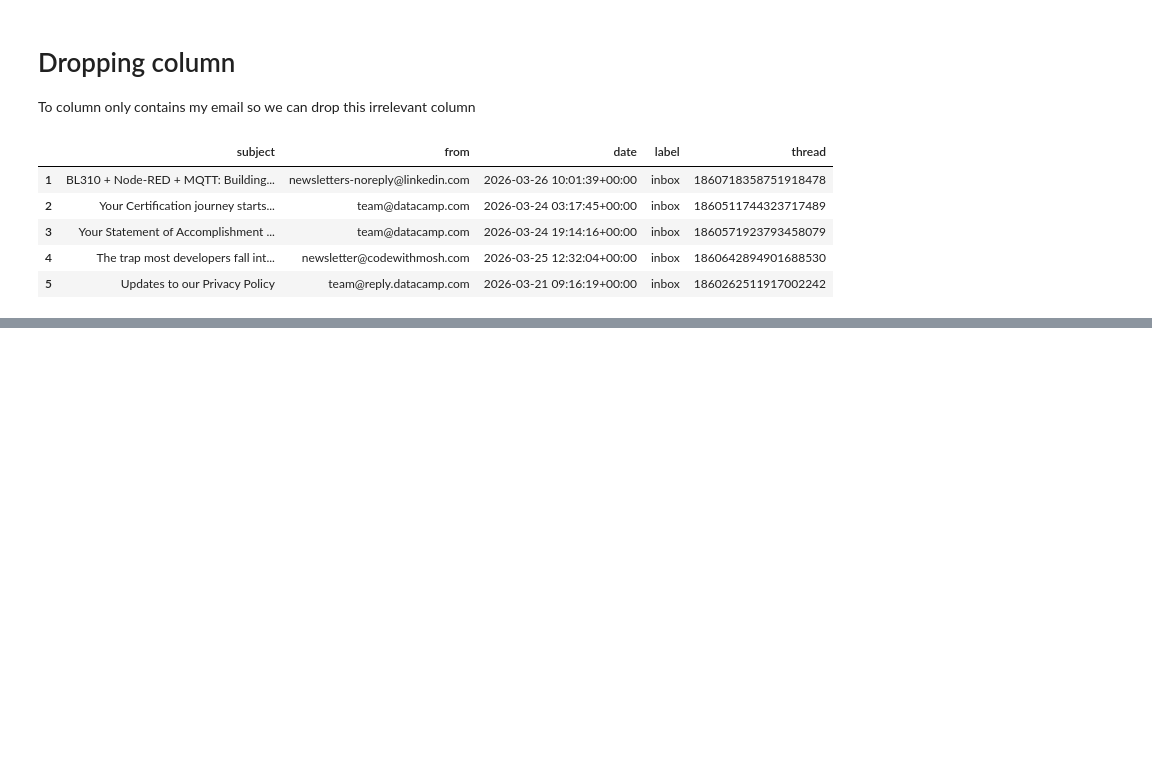
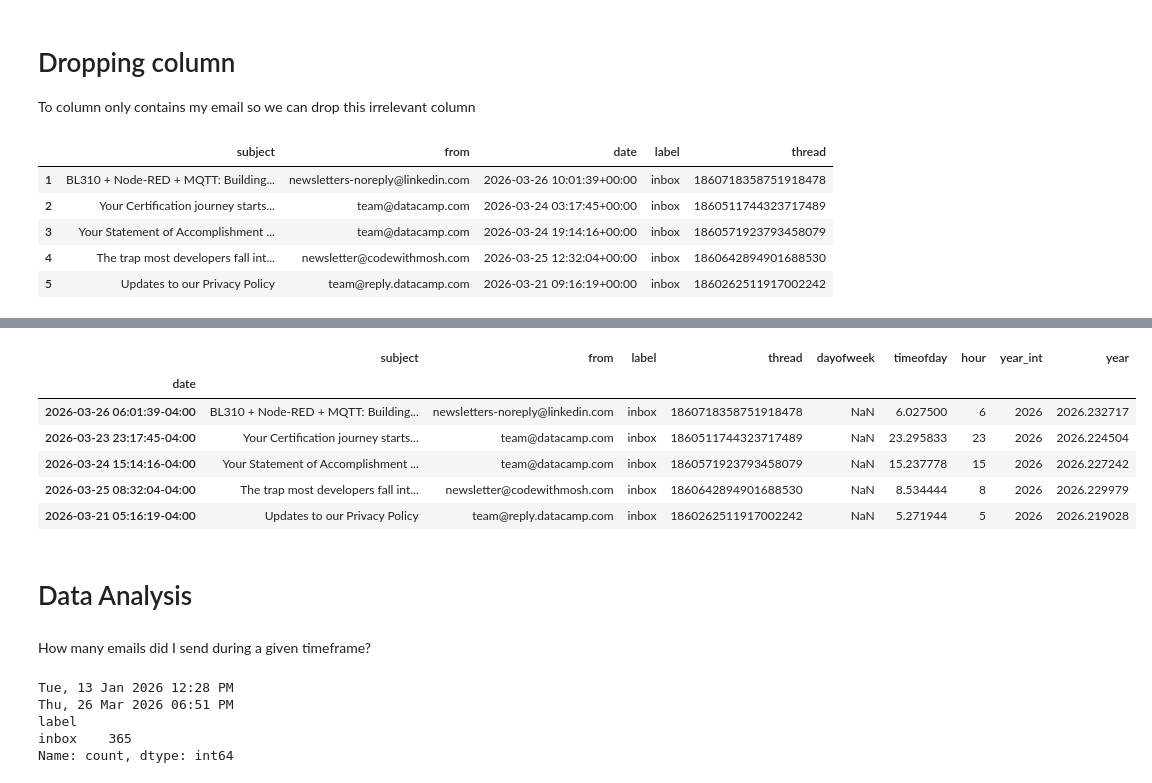
Before and after one commit to Somrat390/EDA-Practise, a Jupyter notebook: Personal_Email_Data_EDA.ipynb, the cells around one changed output, grey strips where cells are left out. Saved outputs shown, nothing was run; the diff lists cells and outputs as text; code cells hidden in the pictures; blank space fills up the shorter version.

```diff
--- a/Personal_Email_Data_EDA.ipynb
+++ b/Personal_Email_Data_EDA.ipynb
@@ -151,0 +217,4 @@ dfs.head()
+# %%
+dfs['dayofweek'] = pd.Categorical(dfs['dayofweek'], categories=[
+    'Monday', 'Tuesday', 'Wednesday', 'Thursday', 'Friday',
+    'Saturday', 'Sunday'], ordered=True)
@@ -151,0 +238,2 @@ dfs.head()
+# %%
+dfs['timeofday'] = dfs['date'].apply(lambda x: x.hour + x.minute/60 + x.second/3600)
@@ -151,0 +274,32 @@ dfs.head()
+# %%
+dfs['hour'] = dfs['date'].apply(lambda x: x.hour)
+dfs['year_int'] = dfs['date'].apply(lambda x: x.year)
+dfs['year'] = dfs['date'].apply(lambda x: x.year + x.dayofyear/365.25)
+# %%
+dfs.index = dfs['date']
+del dfs['date']
+# %%
+dfs.head()
+# %% [output]
+|  | subject | from | label | thread | dayofweek | timeofday | hour | year_int | year |
+| date |  |  |  |  |  |  |  |  |  |
+| 2026-03-26 06:01:39-04:00 | BL310 + Node-RED + MQTT: Building... | newsletters-noreply@linkedin.com | inbox | 1860718358751918478 | NaN | 6.027500 | 6 | 2026 | 2026.232717 |
+| 2026-03-23 23:17:45-04:00 | Your Certification journey starts... | team@datacamp.com | inbox | 1860511744323717489 | NaN | 23.295833 | 23 | 2026 | 2026.224504 |
+| 2026-03-24 15:14:16-04:00 | Your Statement of Accomplishment ... | team@datacamp.com | inbox | 1860571923793458079 | NaN | 15.237778 | 15 | 2026 | 2026.227242 |
+| 2026-03-25 08:32:04-04:00 | The trap most developers fall int... | newsletter@codewithmosh.com | inbox | 1860642894901688530 | NaN | 8.534444 | 8 | 2026 | 2026.229979 |
+| 2026-03-21 05:16:19-04:00 | Updates to our Privacy Policy | team@reply.datacamp.com | inbox | 1860262511917002242 | NaN | 5.271944 | 5 | 2026 | 2026.219028 |
+# %% [markdown]
+# Data Analysis
+# %% [markdown]
+How many emails did I send during a given timeframe?
+# %%
+print(dfs.index.min().strftime('%a, %d %b %Y %I:%M %p'))
+print(dfs.index.max().strftime('%a, %d %b %Y %I:%M %p'))
+
+print(dfs['label'].value_counts())
+# %% [output]
+Tue, 13 Jan 2026 12:28 PM
+Thu, 26 Mar 2026 06:51 PM
+label
+inbox    365
+Name: count, dtype: int64
```
Also changed, not shown: parts of 12 cells of this notebook.
